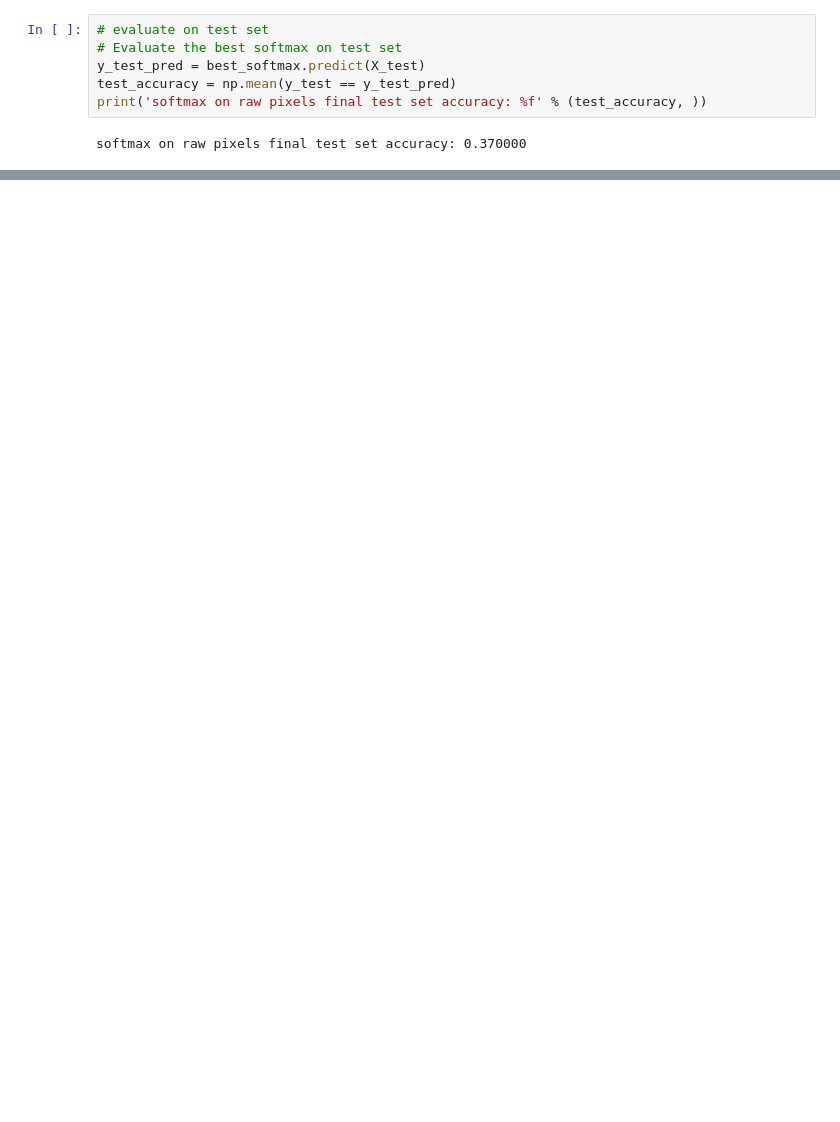
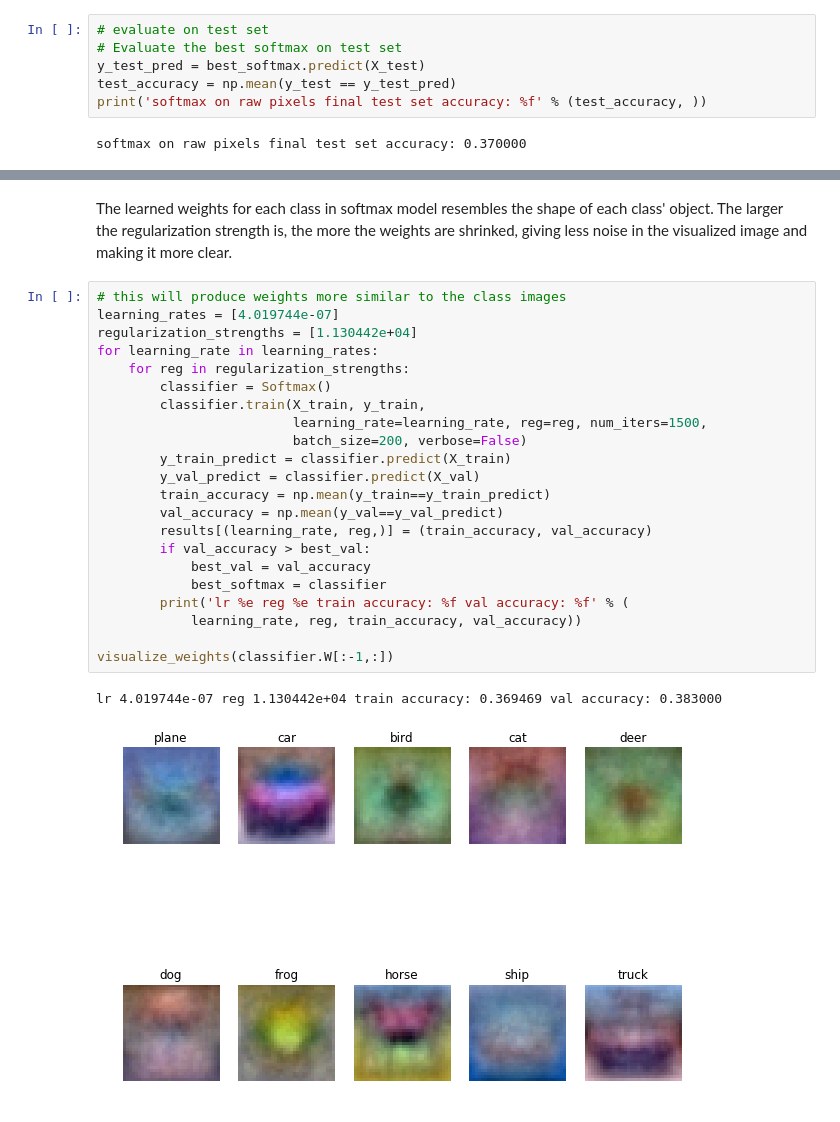
Before and after one commit to Alexoner/skynet, a Jupyter notebook: notebooks/softmax.ipynb, the cells around one changed output, grey strips where cells are left out. Cells and saved outputs as stored; diff of their text form; blank space fills up the shorter version.

```diff
--- a/notebooks/softmax.ipynb
+++ b/notebooks/softmax.ipynb
@@ -275,0 +288,27 @@ for i in range(10):
+# %% [markdown]
+The learned weights for each class in softmax model resembles the shape of each class' object. The larger the regularization strength is, the more the weights are shrinked, giving less noise in the visualized image and making it more clear.
+# %%
+# this will produce weights more similar to the class images
+learning_rates = [4.019744e-07]
+regularization_strengths = [1.130442e+04]
+for learning_rate in learning_rates:
+    for reg in regularization_strengths:
+        classifier = Softmax()
+        classifier.train(X_train, y_train,
+                         learning_rate=learning_rate, reg=reg, num_iters=1500,
+                         batch_size=200, verbose=False)
+        y_train_predict = classifier.predict(X_train)
+        y_val_predict = classifier.predict(X_val)
+        train_accuracy = np.mean(y_train==y_train_predict)
+        val_accuracy = np.mean(y_val==y_val_predict)
+        results[(learning_rate, reg,)] = (train_accuracy, val_accuracy)
+        if val_accuracy > best_val:
+            best_val = val_accuracy
+            best_softmax = classifier
+        print('lr %e reg %e train accuracy: %f val accuracy: %f' % (
+            learning_rate, reg, train_accuracy, val_accuracy))
+
+visualize_weights(classifier.W[:-1,:])
+# %% [output]
+lr 4.019744e-07 reg 1.130442e+04 train accuracy: 0.369469 val accuracy: 0.383000
+[figure, added]
```
Also changed, not shown: parts of 6 cells of this notebook, 1 other file.
